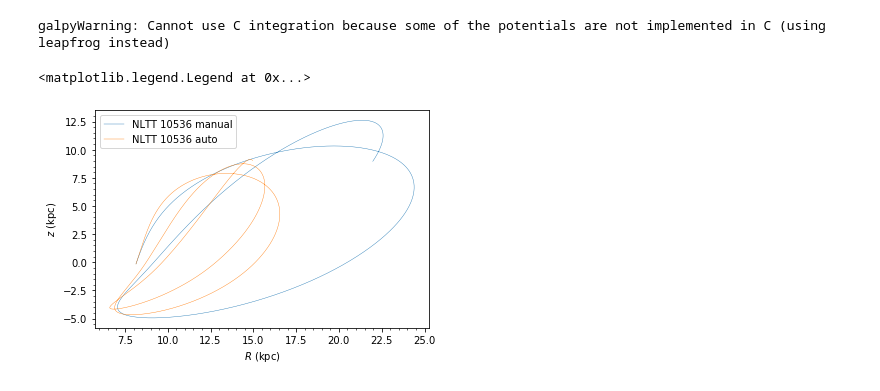
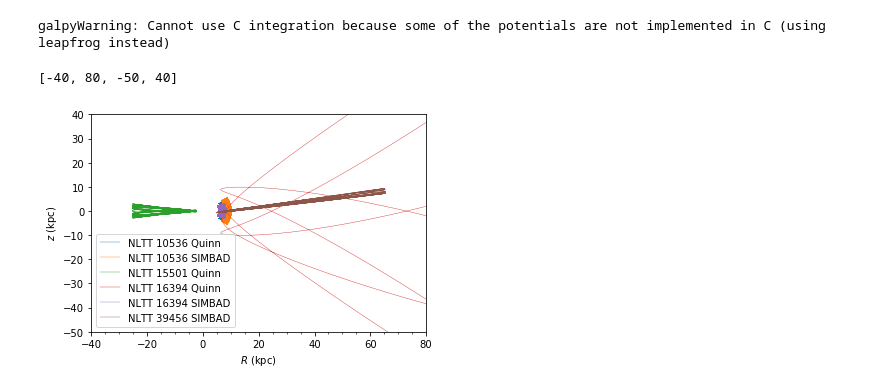
Before and after one commit to EmilyTyler/BinaryDisruption, a Jupyter notebook: Documents/Cpp-code/galpy_tests.ipynb, the cells around one changed output. Drawn from its saved outputs; the diff is of its cells as text; code cells hidden in the pictures.

```diff
--- a/Documents/Cpp-code/galpy_tests.ipynb
+++ b/Documents/Cpp-code/galpy_tests.ipynb
@@ -28,7 +28,7 @@ def jacobiRadius(potential, R, z, phi, t, M_b):
 #o.flip(inplace = True)
 # %%
 #Integration time
-ts = np.linspace(0.,-10.0,2001)*units.Gyr/10.0
+ts = np.linspace(0.,-10.0,2001)*units.Gyr
 N_t = np.size(ts)
 # %%
 #Integrate orbit
@@ -67,21 +67,26 @@ N_t = np.size(ts)
 #orbits = [Orbit([227.55005147436, -16.39466183454, 0.0294229, -997.999, -3542.377, 310.88], radec=True, **get_physical(DehnenBinney98I)), Orbit.from_name('NLTT 39456', **get_physical(DehnenBinney98I))]
 #labels = ['NLTT 39456 manual', 'NLTT 39456 auto']
 
-orbits = [Orbit([049.62122952700, -07.14196049755, 0.225927, 169.224, -355.297, 152.28], radec=True, **get_physical(DehnenBinney98I)), Orbit.from_name('NLTT 10536', **get_physical(DehnenBinney98I))]
-labels = ['NLTT 10536 manual', 'NLTT 10536 auto']
+#orbits = [Orbit([049.62122952700, -07.14196049755, 0.225927, 169.224, -355.297, 152.28], radec=True, **get_physical(DehnenBinney98I)), Orbit.from_name('NLTT 10536', **get_physical(DehnenBinney98I))]
 
-overp = [False, True]
-xplots = ['R', 'R']
+orbits = [Orbit([49.62049, -7.14044, 0.219, 171, -353, 121.6], radec=True, **get_physical(DehnenBinney98I)), Orbit.from_name('NLTT 10536', **get_physical(DehnenBinney98I)), Orbit([85.91593, 49.38367, 0.210, 81, -176, 262.3], radec=True, **get_physical(DehnenBinney98I)), Orbit([94.91613, -30.70087, 0.348, 328, -172, 268.2], radec=True, **get_physical(DehnenBinney98I)), Orbit.from_name('NLTT 16394', **get_physical(DehnenBinney98I)), Orbit.from_name('NLTT 39456', **get_physical(DehnenBinney98I))]
+
 for orbi in orbits:
     orbi.turn_physical_off()
     orbi.integrate(ts, DehnenBinney98I)
 # %% [output]
 galpyWarning: Cannot use C integration because some of the potentials are not implemented in C (using leapfrog instead)
 # %%
+labels = ['NLTT 10536 Quinn', 'NLTT 10536 SIMBAD', 'NLTT 15501 Quinn', 'NLTT 16394 Quinn', 'NLTT 16394 SIMBAD', 'NLTT 39456 SIMBAD']
+overp = [False, True, True, True, True, True]
+xplots = ['R', 'R', '-R', 'R', 'R', 'R']
+
 for orbi,label,over,xplot in zip(orbits,labels,overp,xplots):
+    #if (label=='NLTT 39456 auto'):
     orbi.plot(d1=xplot, d2='z', **get_physical(DehnenBinney98I), overplot=over, label=label, lw=0.4)
 plt.legend()
-#plt.axis([-40, 80, -50, 40])
+plt.axis([-40, 80, -50, 40])
+#plt.axis([-40,0,-10,10])
 # %% [output]
-<matplotlib.legend.Legend at 0x...>
+[-40, 80, -50, 40]
-[figure, old version]
+[figure, new version]
```
Also changed, not shown: 4 other files.
